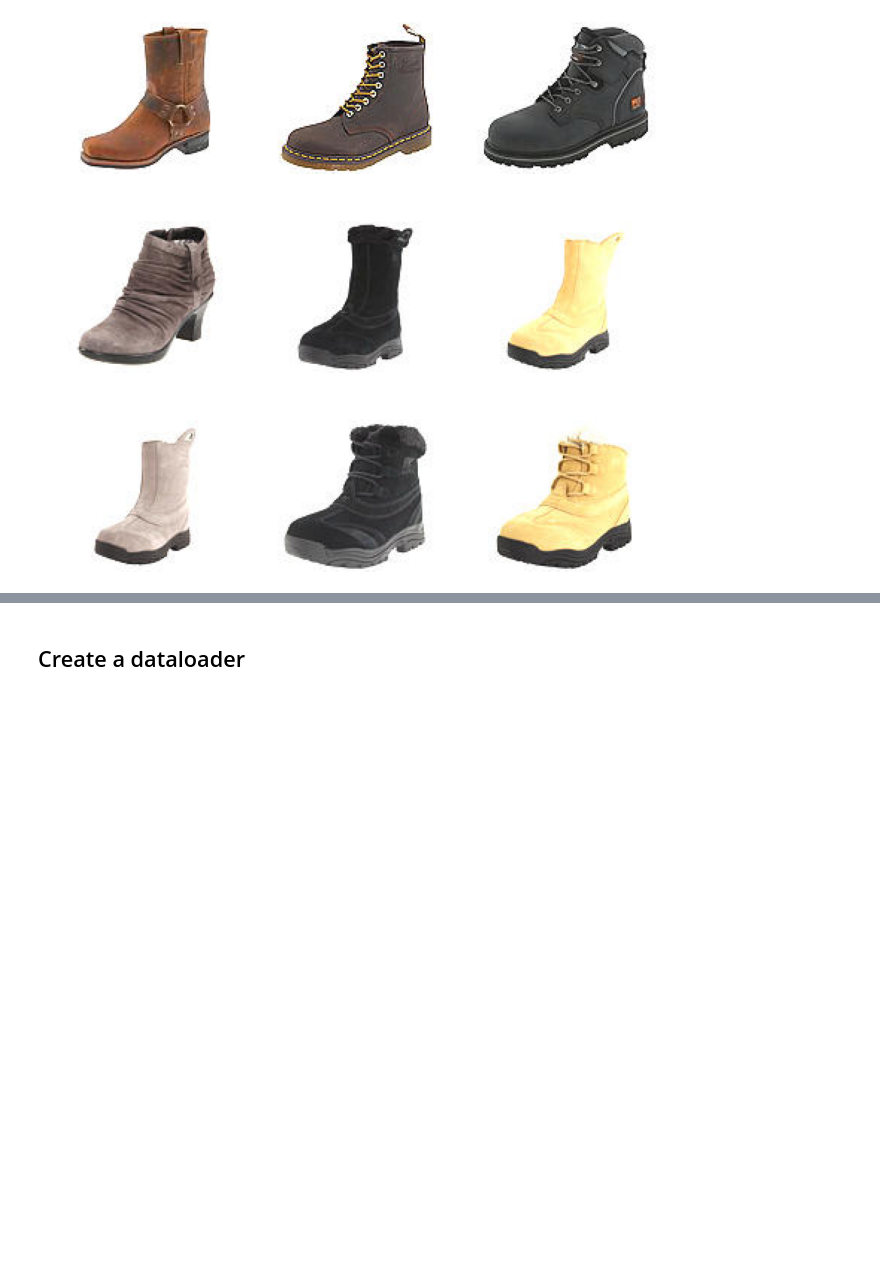
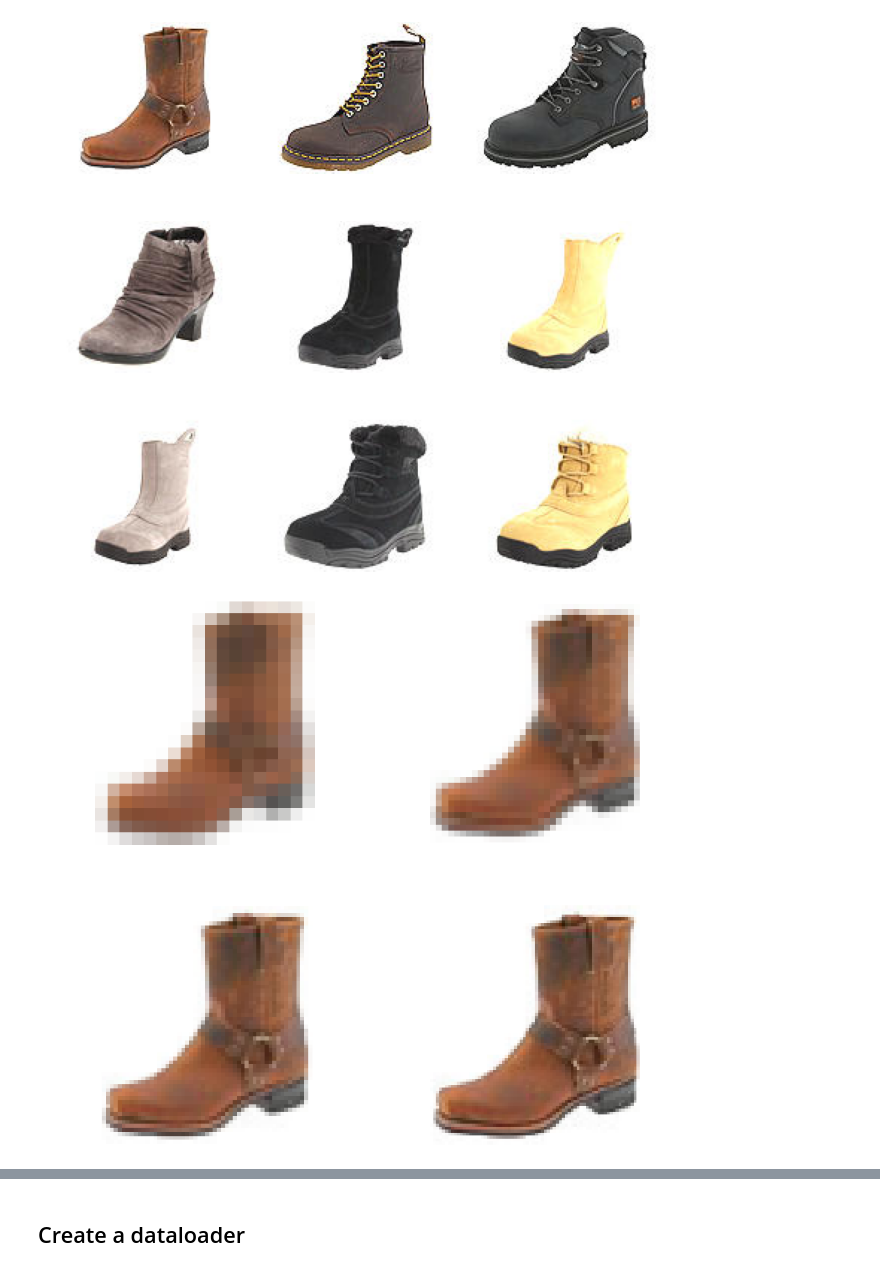
Before and after one commit to JuanJRP/machine_learning, a Jupyter notebook: Sem_11/Image_transformations.ipynb, the cells around one changed output, grey strips where cells are left out. Saved outputs shown, nothing was run; the diff lists cells and outputs as text; code cells hidden in the pictures; blank space fills up the shorter version.

Commit message:
Update files
MLP_pytorch.ipynb, Conv1_pytorch.ipynb, Image_transformations.ipynb

```diff
--- a/Sem_11/Image_transformations.ipynb
+++ b/Sem_11/Image_transformations.ipynb
@@ -78,6 +78,8 @@ plot_images (original_imgs, grid_size = (3,3))
 # %% [output]
 [figure]
 # %%
-resized_imgs = [ T.Resize(size=size)( _ ) for size in (20,40,60,80)]
+resized_imgs = [ T.Resize(size=size)( train_dataset[0][0] ) for size in (20,40,60,80)]
 plot_images (resized_imgs, grid_size = (2,2))
+# %% [output]
+[figure, added]
 # %%
```
Also changed, not shown: parts of 11 cells of this notebook, 2 other files.
